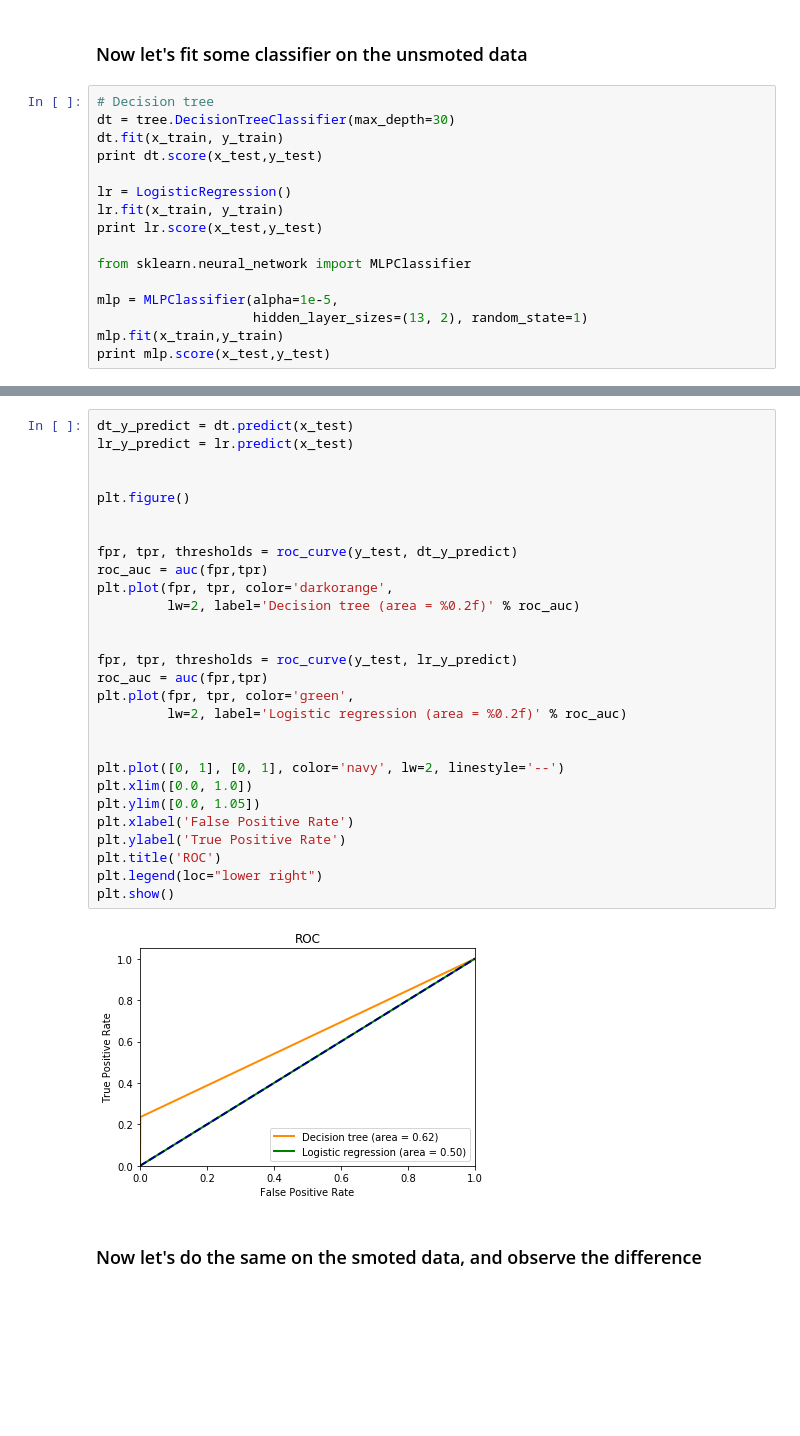
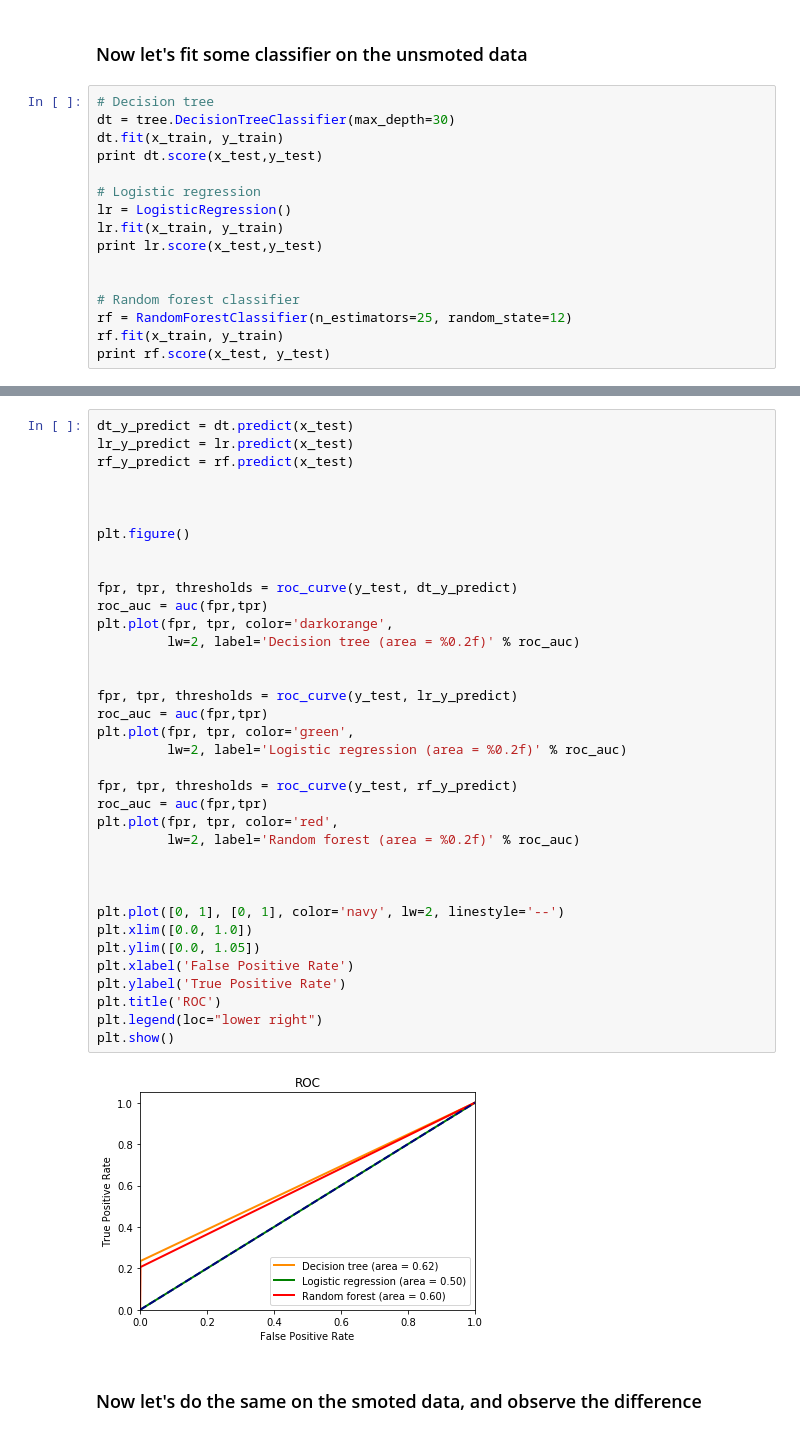
Before and after one commit to werew/Cyber_Data_Analytics_Labs, a Jupyter notebook: final.ipynb, the cells around one changed output, grey strips where cells are left out. Drawn from its saved outputs; the diff is of its cells as text; blank space fills up the shorter version.

Commit message:
Adding visualization task

```diff
--- a/final.ipynb
+++ b/final.ipynb
@@ -120,16 +156,16 @@ dt = tree.DecisionTreeClassifier(max_depth=30)
 dt.fit(x_train, y_train)
 print dt.score(x_test,y_test)
 
+# Logistic regression
 lr = LogisticRegression()
 lr.fit(x_train, y_train)
 print lr.score(x_test,y_test)
 
-from sklearn.neural_network import MLPClassifier
 
-mlp = MLPClassifier(alpha=1e-5,
-                    hidden_layer_sizes=(13, 2), random_state=1)
-mlp.fit(x_train,y_train)
-print mlp.score(x_test,y_test)
+# Random forest classifier
+rf = RandomForestClassifier(n_estimators=25, random_state=12)
+rf.fit(x_train, y_train)
+print rf.score(x_test, y_test)
 # %% [output]
 0.99801436417406
 0.9985635825940008
@@ -137,33 +173,41 @@ print mlp.score(x_test,y_test)
 # %%
 dt_y_predict = dt.predict(x_test)
 lr_y_predict = lr.predict(x_test)
+rf_y_predict = rf.predict(x_test)
+
 
 
 plt.figure()
 
 
 fpr, tpr, thresholds = roc_curve(y_test, dt_y_predict)
 roc_auc = auc(fpr,tpr)
 plt.plot(fpr, tpr, color='darkorange',
          lw=2, label='Decision tree (area = %0.2f)' % roc_auc)
 
 
 fpr, tpr, thresholds = roc_curve(y_test, lr_y_predict)
 roc_auc = auc(fpr,tpr)
 plt.plot(fpr, tpr, color='green',
          lw=2, label='Logistic regression (area = %0.2f)' % roc_auc)
 
+fpr, tpr, thresholds = roc_curve(y_test, rf_y_predict)
+roc_auc = auc(fpr,tpr)
+plt.plot(fpr, tpr, color='red',
+         lw=2, label='Random forest (area = %0.2f)' % roc_auc)
+
+
 
 plt.plot([0, 1], [0, 1], color='navy', lw=2, linestyle='--')
 plt.xlim([0.0, 1.0])
 plt.ylim([0.0, 1.05])
 plt.xlabel('False Positive Rate')
 plt.ylabel('True Positive Rate')
 plt.title('ROC')
 plt.legend(loc="lower right")
 plt.show()
 # %% [output]
-[figure, old version]
+[figure, new version]
 # %% [markdown]
 ### Now let's do the same on the smoted data, and observe the difference
 # %%
```
Also changed, not shown: parts of 11 cells of this notebook.
